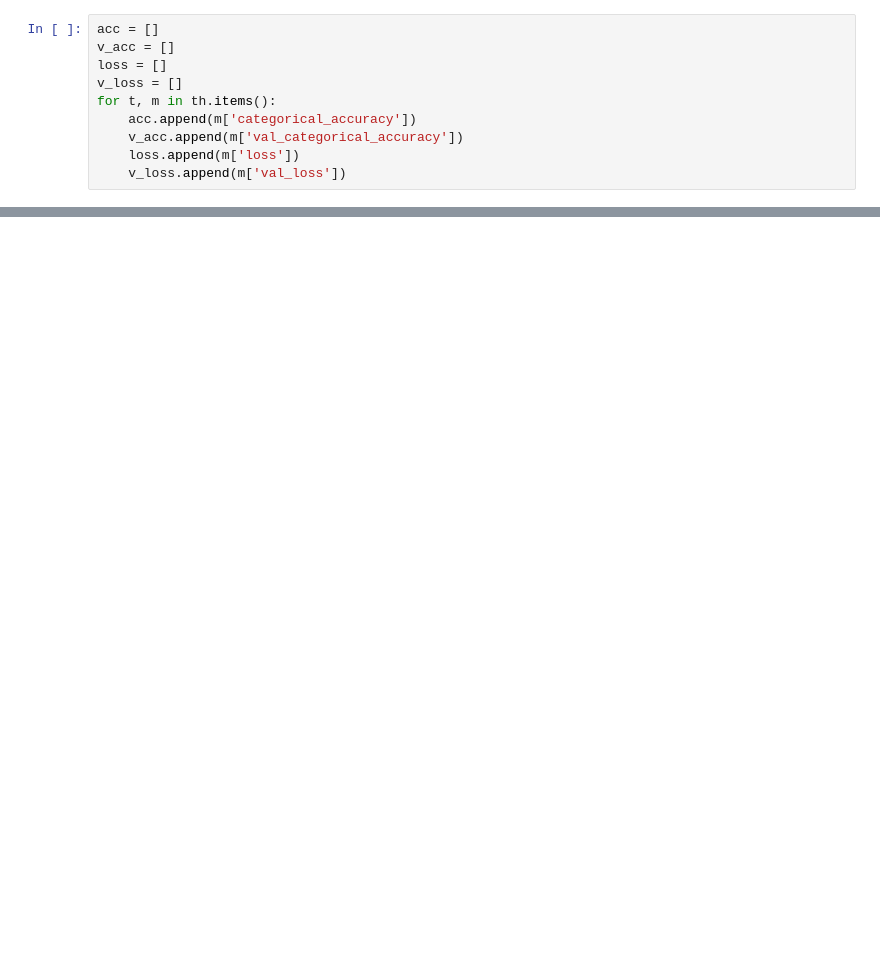
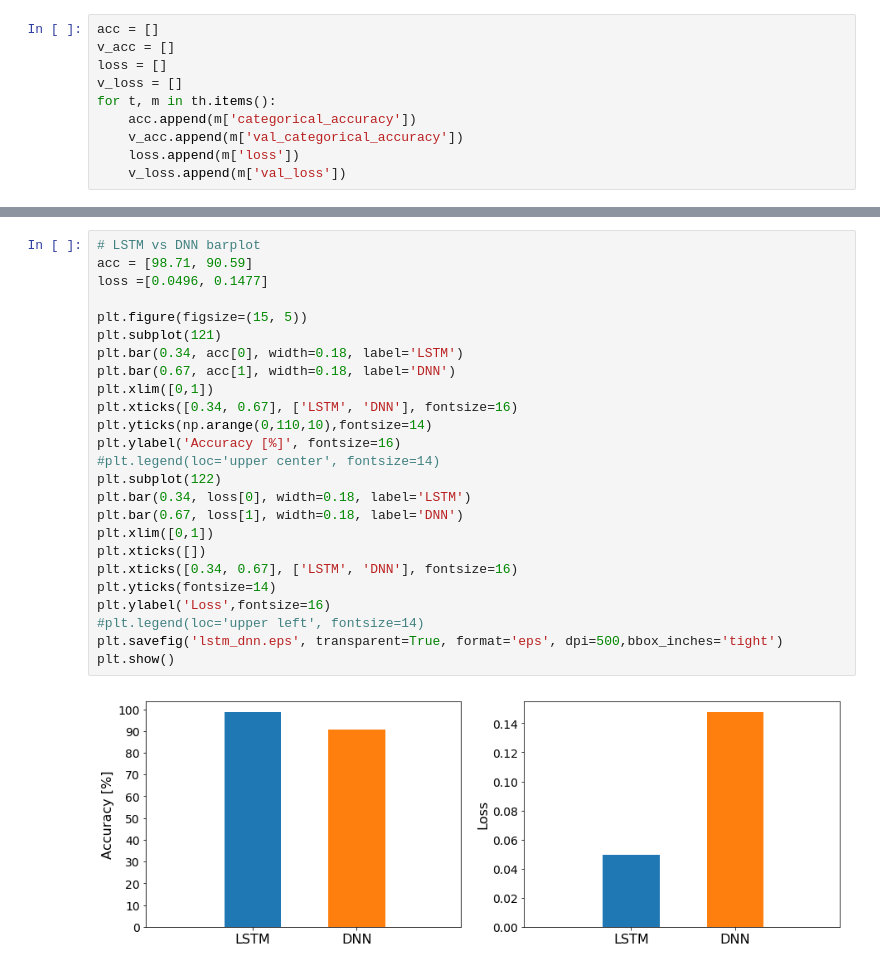
Before and after one commit to alegaballo/master_thesis, a Jupyter notebook: project/evaluation/models_performance/evaluation.ipynb, the cells around one changed output, grey strips where cells are left out. Drawn from its saved outputs; the diff is of its cells as text; blank space fills up the shorter version.

```diff
--- a/project/evaluation/models_performance/evaluation.ipynb
+++ b/project/evaluation/models_performance/evaluation.ipynb
@@ -70,0 +77,27 @@ plt.show()
+# %%
+# LSTM vs DNN barplot
+acc = [98.71, 90.59]
+loss =[0.0496, 0.1477]
+
+plt.figure(figsize=(15, 5))
+plt.subplot(121)
+plt.bar(0.34, acc[0], width=0.18, label='LSTM')
+plt.bar(0.67, acc[1], width=0.18, label='DNN')
+plt.xlim([0,1])
+plt.xticks([0.34, 0.67], ['LSTM', 'DNN'], fontsize=16)
+plt.yticks(np.arange(0,110,10),fontsize=14)
+plt.ylabel('Accuracy [%]', fontsize=16)
+#plt.legend(loc='upper center', fontsize=14)
+plt.subplot(122)
+plt.bar(0.34, loss[0], width=0.18, label='LSTM')
+plt.bar(0.67, loss[1], width=0.18, label='DNN')
+plt.xlim([0,1])
+plt.xticks([])
+plt.xticks([0.34, 0.67], ['LSTM', 'DNN'], fontsize=16)
+plt.yticks(fontsize=14)
+plt.ylabel('Loss',fontsize=16)
+#plt.legend(loc='upper left', fontsize=14)
+plt.savefig('lstm_dnn.eps', transparent=True, format='eps', dpi=500,bbox_inches='tight')
+plt.show()
+# %% [output]
+[figure, added]
```
Also changed, not shown: parts of 3 cells of this notebook, 22 other files.
